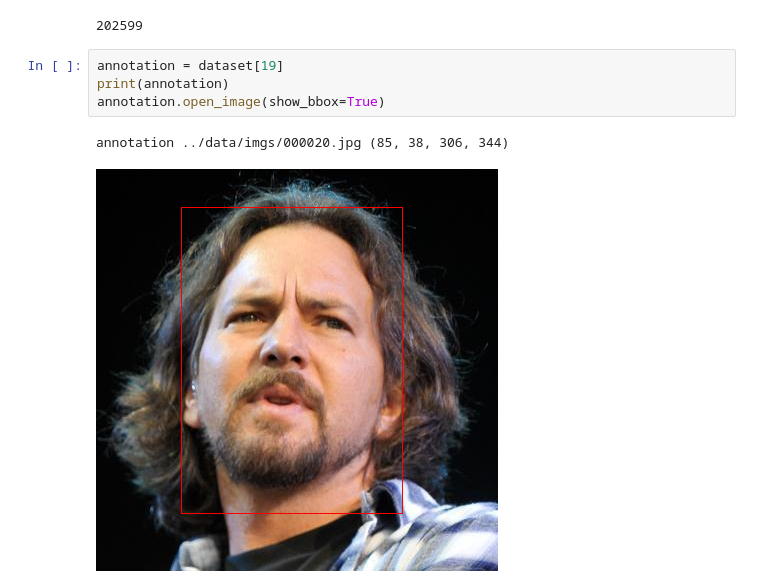
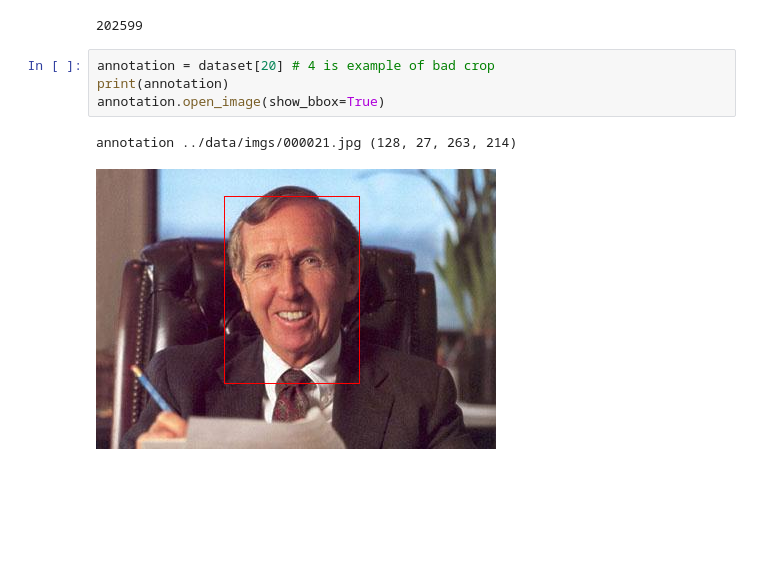
Before and after one commit to rcgreen99/face-detector, a Jupyter notebook: notebooks/eda.ipynb, the cells around one changed output. Saved outputs shown, nothing was run; the diff lists cells and outputs as text; blank space fills up the shorter version.

```diff
--- a/notebooks/eda.ipynb
+++ b/notebooks/eda.ipynb
@@ -17,9 +17,9 @@ len(dataset)
 # %% [output]
 202599
 # %%
-annotation = dataset[19]
+annotation = dataset[20] # 4 is example of bad crop
 print(annotation)
 annotation.open_image(show_bbox=True)
 # %% [output]
-annotation ../data/imgs/000020.jpg (85, 38, 306, 344)
+annotation ../data/imgs/000021.jpg (128, 27, 263, 214)
-[figure, old version]
+[figure, new version]
```
Also changed, not shown: parts of 1 cell of this notebook, 1 other file.
